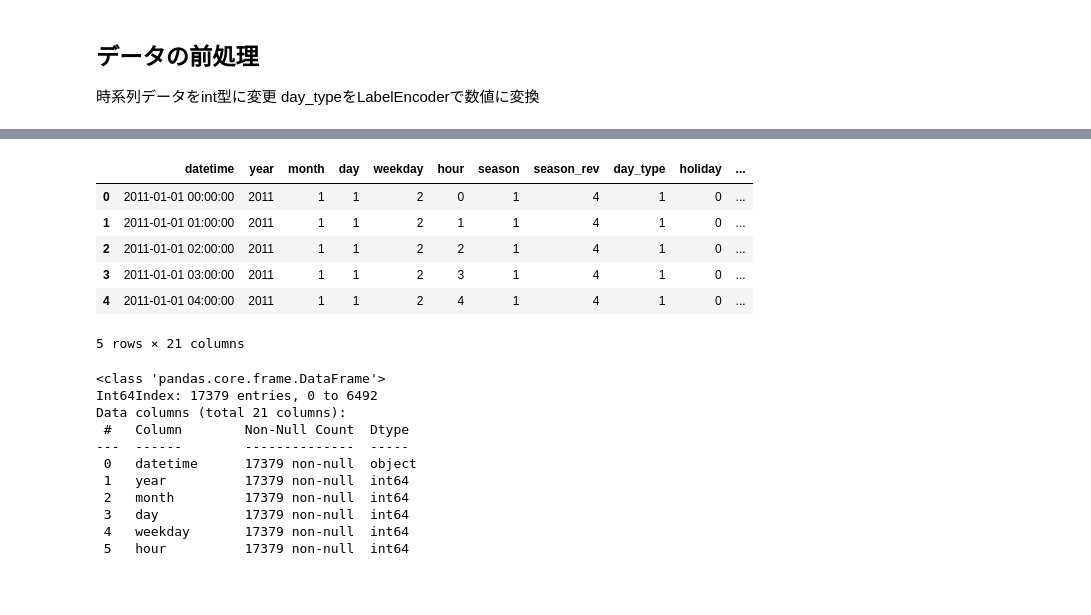
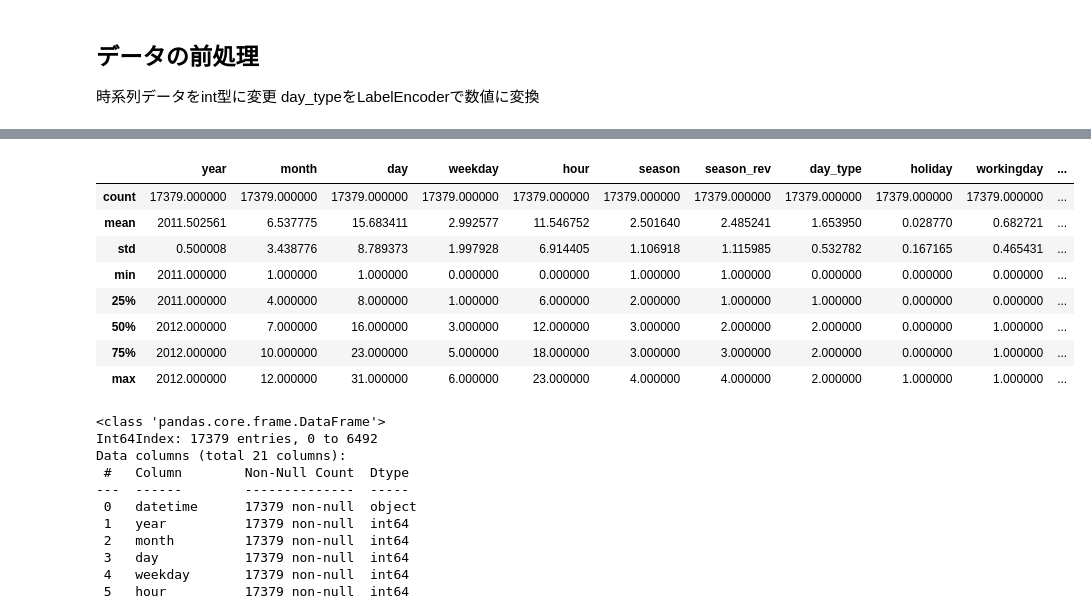
Before and after one commit to Taichi-Ibi/KaggleBikeSharingDemand, a Jupyter notebook: BikeSharing.ipynb, the cells around one changed output, grey strips where cells are left out. Drawn from its saved outputs; the diff is of its cells as text; code cells hidden in the pictures; blank space fills up the shorter version.

```diff
--- a/BikeSharing.ipynb
+++ b/BikeSharing.ipynb
@@ -175,13 +201,16 @@ df['day_type'] = le.transform(df['day_type'])
 # %%
 df.head()
+df.describe()
 # %% [output]
-|  | datetime | year | month | day | weekday | hour | season | season_rev | day_type | holiday | ... |
-| 0 | 2011-01-01 00:00:00 | 2011 | 1 | 1 | 2 | 0 | 1 | 4 | 1 | 0 | ... |
-| 1 | 2011-01-01 01:00:00 | 2011 | 1 | 1 | 2 | 1 | 1 | 4 | 1 | 0 | ... |
-| 2 | 2011-01-01 02:00:00 | 2011 | 1 | 1 | 2 | 2 | 1 | 4 | 1 | 0 | ... |
-| 3 | 2011-01-01 03:00:00 | 2011 | 1 | 1 | 2 | 3 | 1 | 4 | 1 | 0 | ... |
-| 4 | 2011-01-01 04:00:00 | 2011 | 1 | 1 | 2 | 4 | 1 | 4 | 1 | 0 | ... |
+|  | year | month | day | weekday | hour | season | season_rev | day_type | holiday | workingday | ... |
+| count | 17379.000000 | 17379.000000 | 17379.000000 | 17379.000000 | 17379.000000 | 17379.000000 | 17379.000000 | 17379.000000 | 17379.000000 | 17379.000000 | ... |
+| mean | 2011.502561 | 6.537775 | 15.683411 | 2.992577 | 11.546752 | 2.501640 | 2.485241 | 1.653950 | 0.028770 | 0.682721 | ... |
+| std | 0.500008 | 3.438776 | 8.789373 | 1.997928 | 6.914405 | 1.106918 | 1.115985 | 0.532782 | 0.167165 | 0.465431 | ... |
+| min | 2011.000000 | 1.000000 | 1.000000 | 0.000000 | 0.000000 | 1.000000 | 1.000000 | 0.000000 | 0.000000 | 0.000000 | ... |
+| 25% | 2011.000000 | 4.000000 | 8.000000 | 1.000000 | 6.000000 | 2.000000 | 1.000000 | 1.000000 | 0.000000 | 0.000000 | ... |
+| 50% | 2012.000000 | 7.000000 | 16.000000 | 3.000000 | 12.000000 | 3.000000 | 2.000000 | 2.000000 | 0.000000 | 1.000000 | ... |
+| 75% | 2012.000000 | 10.000000 | 23.000000 | 5.000000 | 18.000000 | 3.000000 | 3.000000 | 2.000000 | 0.000000 | 1.000000 | ... |
+| max | 2012.000000 | 12.000000 | 31.000000 | 6.000000 | 23.000000 | 4.000000 | 4.000000 | 2.000000 | 1.000000 | 1.000000 | ... |
-5 rows × 21 columns
 # %%
 df.info()
 # %% [output]
```
Also changed, not shown: parts of 11 cells of this notebook, 1 other file.
